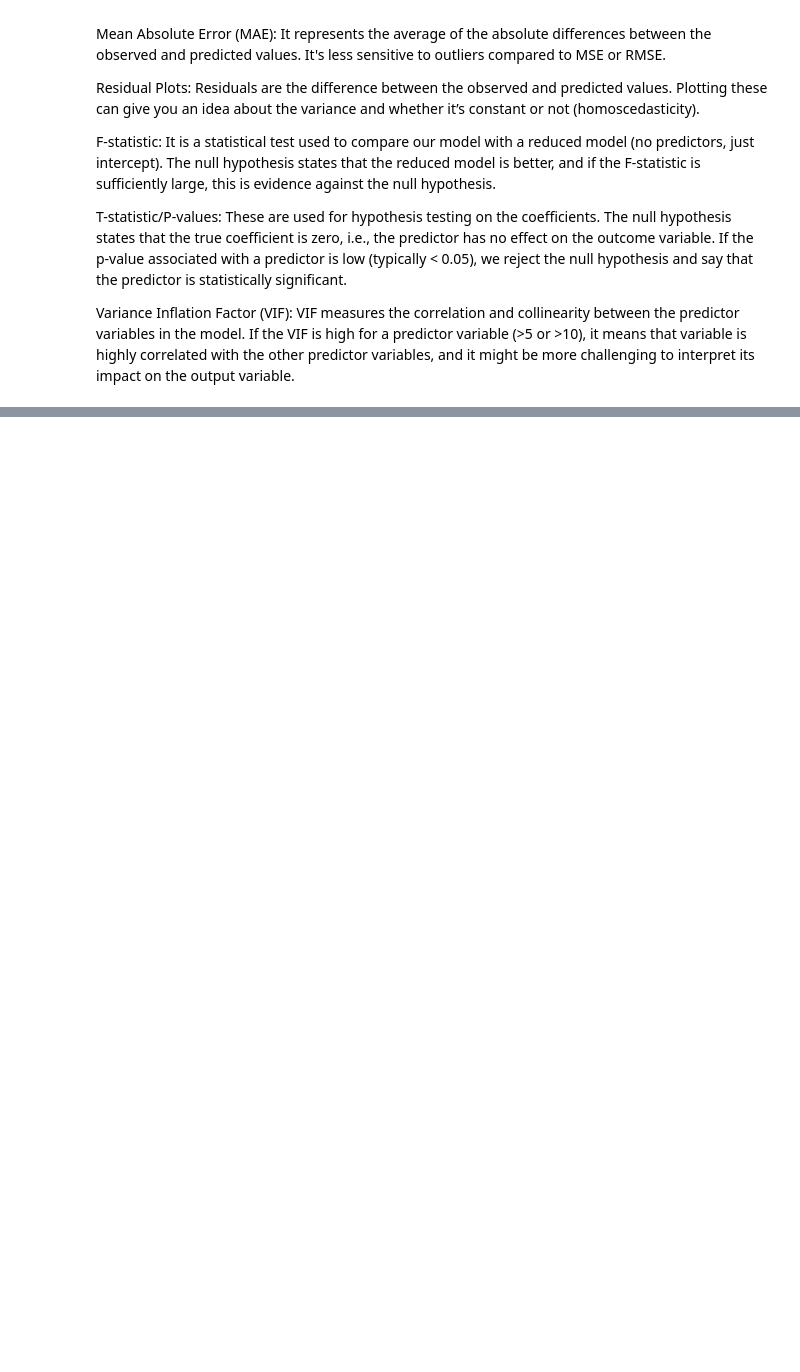
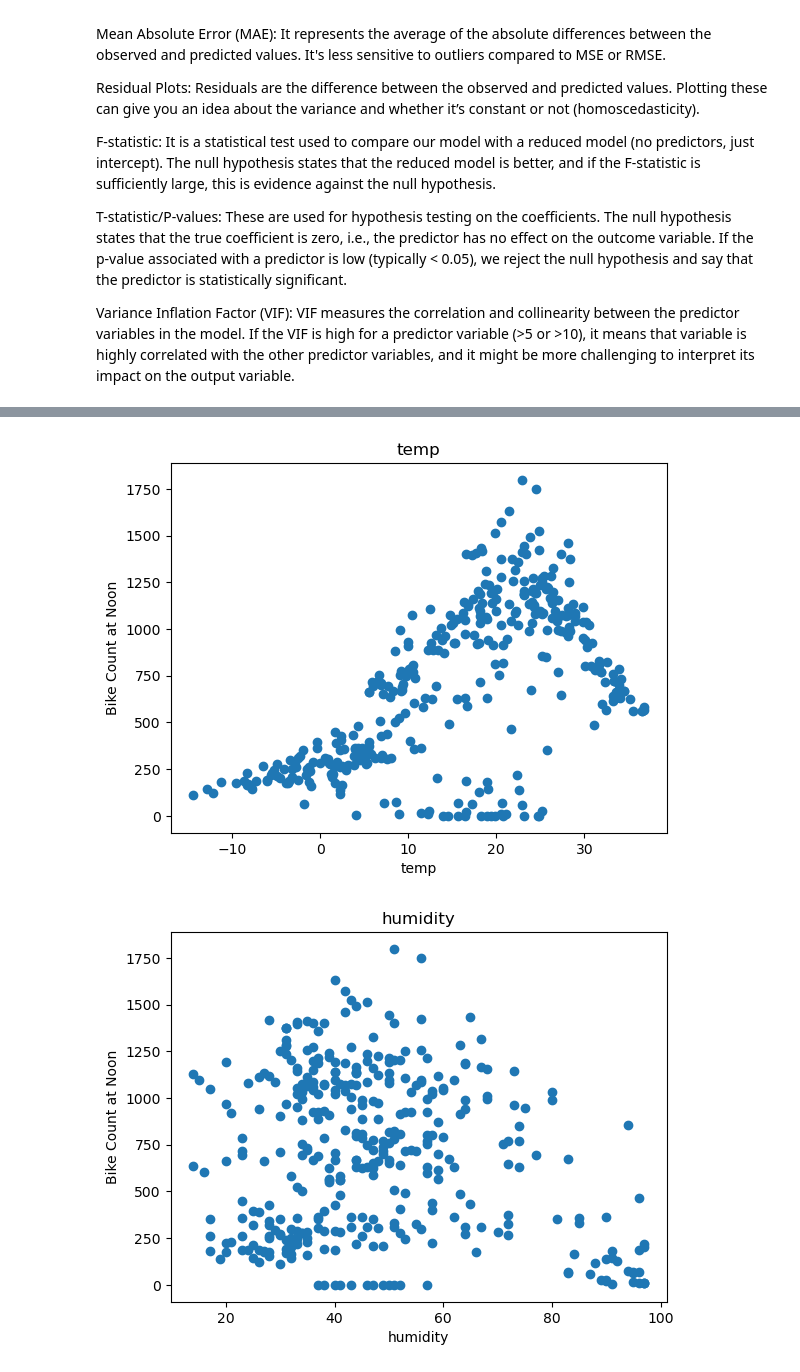
Before and after one commit to Johno4308/ML_googleColab, a Jupyter notebook: Free_Code_camp_ML_Tutorial_LinearRegression.ipynb, the cells around one changed output, grey strips where cells are left out. Saved outputs shown, nothing was run; the diff lists cells and outputs as text; code cells hidden in the pictures; blank space fills up the shorter version.

```diff
--- a/Free_Code_camp_ML_Tutorial_LinearRegression.ipynb
+++ b/Free_Code_camp_ML_Tutorial_LinearRegression.ipynb
@@ -87,0 +46,10 @@ df.head()
+# %%
+dataset_cols = ["bike_count", "hour", "temp", "humidity", "wind", "visibility", "dew_pt_temp", "radiation", "rain", "snow", "functional"]
+df = pd.read_csv("SeoulBikeData.csv").drop(["Date", "Holiday", "Seasons"], axis=1)
+# %%
+df.columns = dataset_cols #override the original df cloumn names
+df["functional"] = (df["functional"] == "Yes").astype(int)
+#index on a specific hour, so only the data from 12 oclock
+df = df[df["hour"] == 12]
+# now she dropped the column after the above, only the 12 oclock hours still show with no hour column
+df = df.drop(["hour"], axis=1)
@@ -87,0 +65,12 @@ df.head()
+# %%
+# plotting graphs
+# for all columns after the first one (bike_count)
+for label in df.columns[1:]:
+    plt.scatter(df[label], df["bike_count"])    # name of the graph
+    plt.title(label)                            # x axis graph title is the label
+    plt.ylabel("Bike Count at Noon")
+    plt.xlabel(label)                           # x axis = what the label is in the for loop interation
+    plt.show()
+# %% [output]
+[figure, added]
+[figure, added]
```
Also changed, not shown: parts of 27 cells of this notebook.
